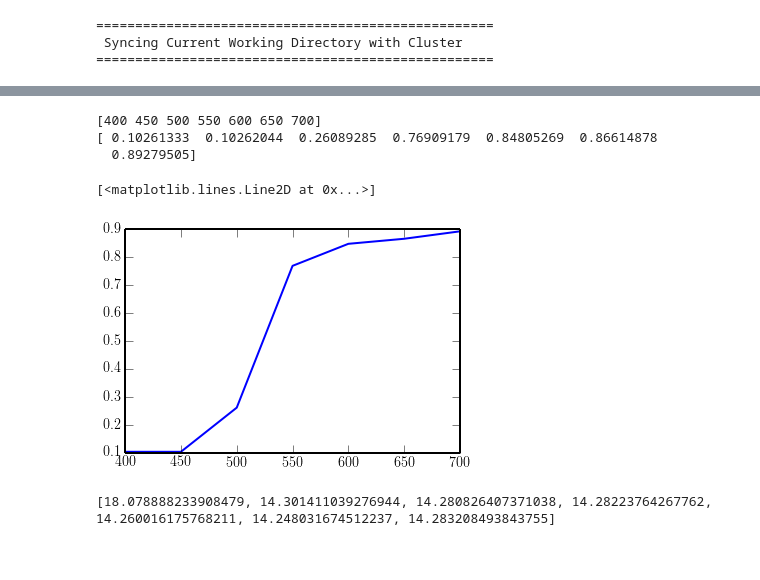
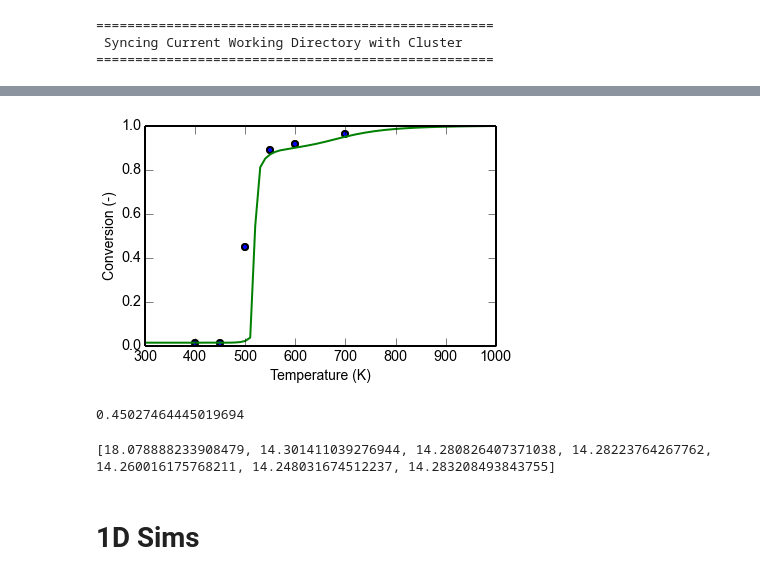
Before and after one commit to janvonrickenbach/sim-note-books, a Jupyter notebook: TabulationTest.ipynb, the cells around one changed output, grey strips where cells are left out. Cells and saved outputs as stored; diff of their text form; code cells hidden in the pictures.

```diff
--- a/TabulationTest.ipynb
+++ b/TabulationTest.ipynb
@@ -358,9 +433,10 @@ init = False
 depend = False
 restart = True
 endtime = 90
+njobs = 4
 
 #for temperature in [450,550,650]:
-for sim in filter_simulations(sims,temperature=700,inf=False,conj=True,steady=False):
+for sim in filter_simulations(sims,**current_sim):
        sim.application.load      = "source ~/.bashrc_boost"
        sim.init_application.load = "source ~/.bashrc_boost"
        sim.compile_init_application.load = "source ~/.bashrc_boost"
@@ -371,7 +447,7 @@ for sim in filter_simulations(sims,temperature=700,inf=False,conj=True,steady=Fa
 
            sim.run_init(nproc="64",memory="2048",time='60',depend=True)
            depend = True
-       sim.run_sim(nproc="64",memory="2048",time='480',njobs=4,restart=restart,depend=depend,endtime=endtime)
+       sim.run_sim(nproc="64",memory="2048",time='480',njobs=njobs,restart=restart,depend=depend,endtime=endtime)
 # %% [output]
 ===================================================
  Syncing Current Working Directory with Cluster
@@ -393,9 +471,9 @@ MPI job.
 # %%
-filename = "create_slices.py" #"postprocess.py"
-#filename = "slice_avg.py" #"postprocess.py"
+#filename = "create_slices.py" #"postprocess.py"
+filename = "slice_avg.py" #"postprocess.py"
 #filename = "full_3d.py"
 #for sim in filter_simulations(sims,temperature=700,inf=False,steady=False,conj=True):
-for sim in filter_simulations(sims,steady=False):
+for sim in filter_simulations(sims,**current_sim):
 
     sh.copy(filename,os.path.join(sim.info.local["sim_folder"]))
     sim.run_postprocess(filename,nproc="1",memory="16000")
@@ -407,4 +498,4 @@ source $HOME/.bashrc_paraview; bsub -n 1 -W 60 -R "rusage[mem=16000]" -J kelvin_
 # %%
-for sim in sims:
-    sim.sync_input()
+for sim in filter_simulations(sims,**current_sim):
+    sim.kill()
 # %% [output]
@@ -500,3 +565,0 @@ ax.legend()
-# %%
-for sim in filter_simulations(sims,steady=True,temperature=650):
-     sim.kill()
@@ -505,27 +568,47 @@ Job <kelvin_cells_650> is not found
 # %%
 fig,ax = pl.subplots()
 
 def get_conv(sim):
     try:
         return 1-[item[0]["massflow_t_CO"]/item[0]["massflow"] for item in sim.data][-1][0]/0.003
     except:
         return 0.0
+
+def get_conv_1d(sim):
+#    try:
+        return 1-sim.wc_data["CO"][-3]/0.003
+#    except:
+#        return 0.0
+
 def get_var(sim,var):
     return sim.sim_info[var]
 
-sim_to_plot = filter_simulations(sims,steady=True,inf=False,conj=False)
-print(get_array(sim_to_plot,get_var,"temperature"))
-print(get_array(sim_to_plot,get_conv))
 
-ax.plot(get_array(sim_to_plot,get_var,"temperature"),get_array(sim_to_plot,get_conv))
+sim_to_plot = []
+for temp in [400,450,500,550,600,700]:
+    sim_to_plot.append(filter_simulations(sims,steady=True,inf=False,conj=False,temperature=temp)[0])
+
+
+ax.plot(get_array(sim_to_plot,get_var,"temperature"),get_array(sim_to_plot,get_conv),'o')
+
+sim_to_plot_1d = sort_sims(filter_simulations(sim_list_py,wc_geo_area=100,cov_CO=1,dp=10,sh_number=8000,wc_thickness=100),"temperature")
+ax.plot(get_array(sim_to_plot_1d,get_var,"temperature"),get_array(sim_to_plot_1d,get_conv_1d))
+
+
+ax.set_xlabel("Temperature (K)")
+ax.set_ylabel("Conversion (-)")
+fig.tight_layout()
+fig.savefig("Conversion_3D.png")
 # %% [output]
-[400 450 500 550 600 650 700]
-[ 0.10261333  0.10262044  0.26089285  0.76909179  0.84805269  0.86614878
-  0.89279505]
-[<matplotlib.lines.Line2D at 0x...>]
-[figure, old version]
+[figure, new version]
+# %%
+get_conv(filter_simulations(sims,steady=True,inf=False,conj=False,temperature=500)[0])
+# %% [output]
+0.45027464445019694
 # %%
 for sim in filter_simulations(sims,inf=True):
     print(sim.result["sh_numbers"])
 # %% [output]
 [18.078888233908479, 14.301411039276944, 14.280826407371038, 14.28223764267762, 14.260016175768211, 14.248031674512237, 14.283208493843755]
+# %% [markdown]
+# 1D Sims
```
Also changed, not shown: parts of 28 cells of this notebook, 2 other files.
